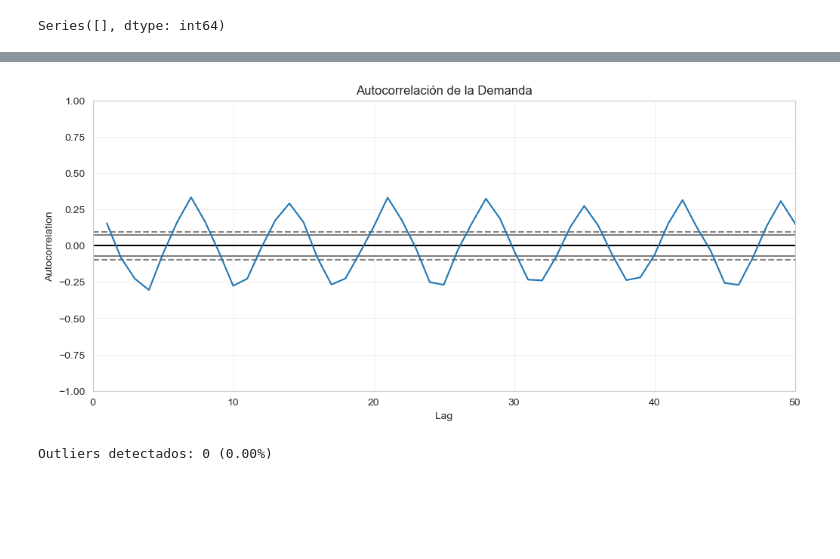
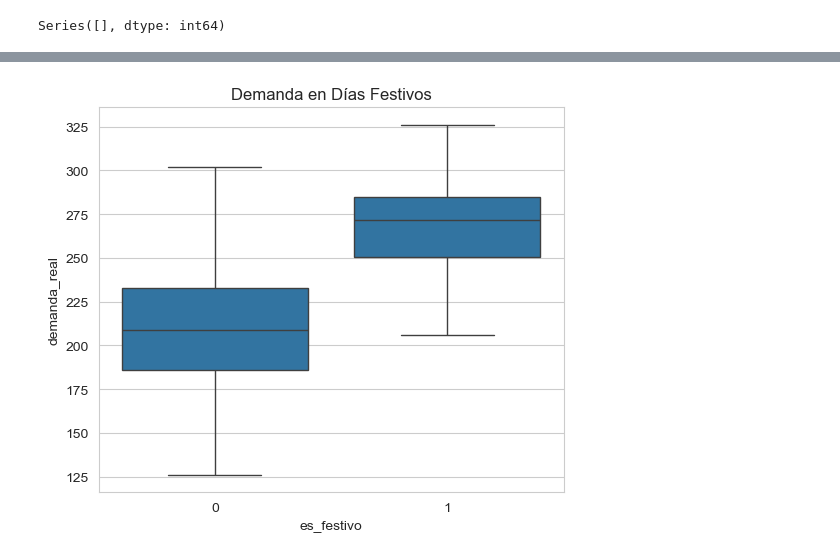
Before and after one commit to angelo25-cb/proyecto_SemI, a Jupyter notebook: notebooks/01_eda.ipynb, the cells around one changed output, grey strips where cells are left out. Drawn from its saved outputs; the diff is of its cells as text; code cells hidden in the pictures; blank space fills up the shorter version.

```diff
--- a/notebooks/01_eda.ipynb
+++ b/notebooks/01_eda.ipynb
@@ -130,31 +163,18 @@ plt.show()
 # %%
-# Autocorrelación
-from pandas.plotting import autocorrelation_plot
+#Días Festivos Vs Demanda
+plt.figure(figsize=(6,5))
 
-plt.figure(figsize=(12, 5))
-autocorrelation_plot(df['demanda_real'])
-plt.title('Autocorrelación de la Demanda')
-plt.xlim(0, 50)
-plt.grid(True, alpha=0.3)
+sns.boxplot(
+    data=df,
+    x='es_festivo',
+    y='demanda_real'
+)
+plt.title(
+    'Demanda en Días Festivos'
+)
 plt.show()
 # %% [output]
-[figure, old version]
+[figure, new version]
-# %%
-# Outliers
-Q1 = df['demanda_real'].quantile(0.25)
-Q3 = df['demanda_real'].quantile(0.75)
-IQR = Q3 - Q1
-lower = Q1 - 3 * IQR
-upper = Q3 + 3 * IQR
-
-outliers = df[(df['demanda_real'] < lower) | (df['demanda_real'] > upper)]
-print(f"Outliers detectados: {len(outliers)} ({len(outliers)/len(df)*100:.2f}%)")
-
-if len(outliers) > 0:
-    print(f"Rango normal: [{lower:.2f}, {upper:.2f}]")
-    print(f"Valores fuera de rango: {outliers['demanda_real'].tolist()[:10]}")
-# %% [output]
-Outliers detectados: 0 (0.00%)
 # %%
 # Resumen EDA
 print("=" * 50)
```
Also changed, not shown: parts of 9 cells of this notebook, 27 other files.
